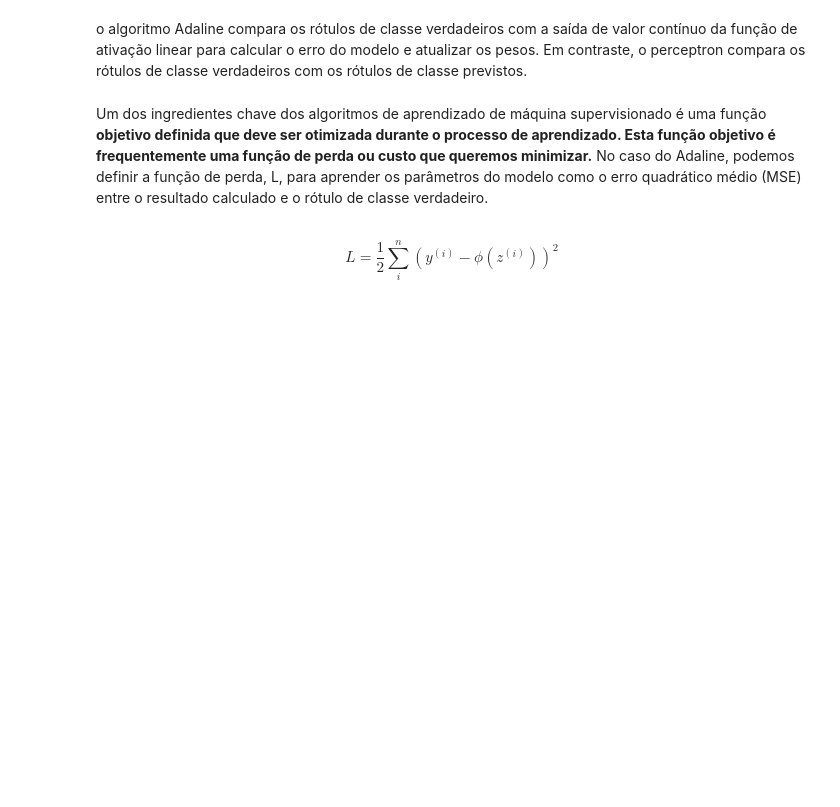
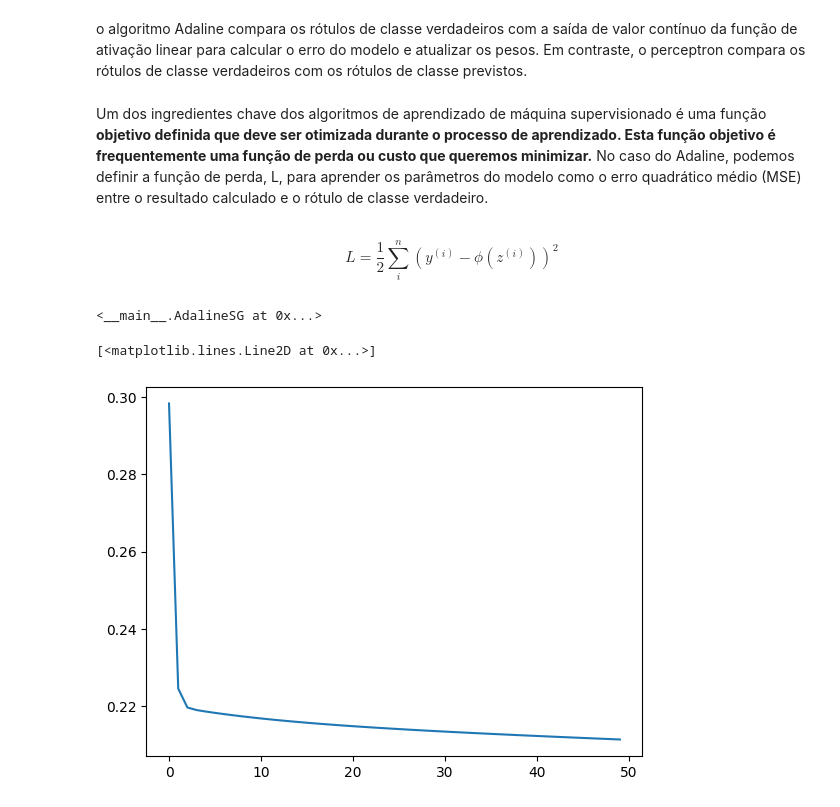
Before and after one commit to kaladabrio2020/machine-learning-with-pytorch-and-scikit-learn, a Jupyter notebook: capitulo 2 - treinando um simples algoritmo de ML classificacao/adaline.ipynb, the cells around one changed output. Saved outputs shown, nothing was run; the diff lists cells and outputs as text; code cells hidden in the pictures; blank space fills up the shorter version.

```diff
--- a/capitulo 2 - treinando um simples algoritmo de ML classificacao/adaline.ipynb
+++ b/capitulo 2 - treinando um simples algoritmo de ML classificacao/adaline.ipynb
@@ -19,0 +84,16 @@ $$L = \frac{1}{2} \sum_{i}^{n} (y^{(i)} - \phi(z^{(i)}))^2$$
+# %%
+X = torch.tensor(X, dtype=torch.float32)
+y = torch.tensor(y, dtype=torch.float32)
+# %%
+y = torch.where(y == 1, 1, 0)
+# %%
+ada = AdalineSG()
+# %%
+ada.fit(X, y)
+# %% [output]
+<__main__.AdalineSG at 0x...>
+# %%
+plt.plot(ada.losses)
+# %% [output]
+[<matplotlib.lines.Line2D at 0x...>]
+[figure, added]
```
Also changed, not shown: parts of 6 cells of this notebook, 4 other files.
